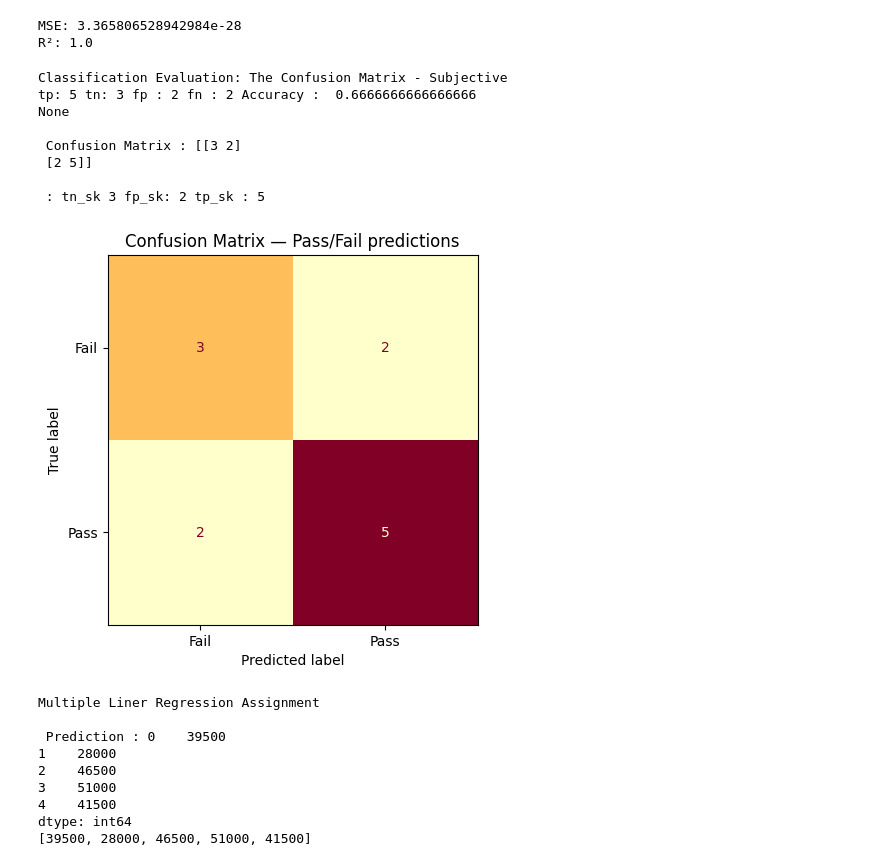
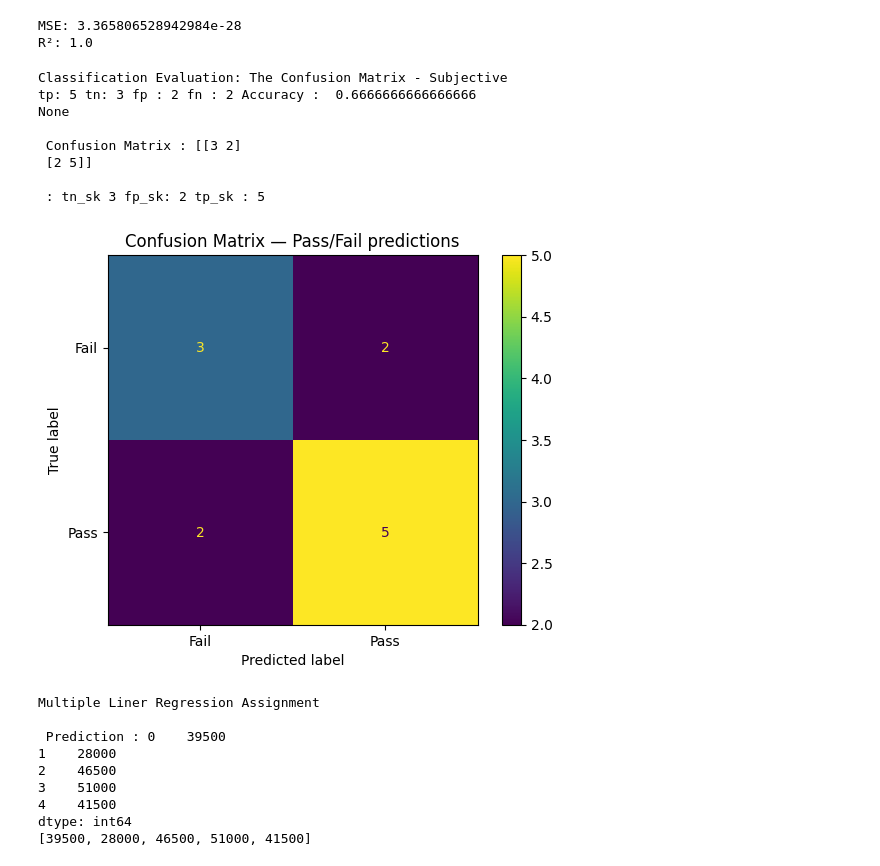
Before and after one commit to sarwathasan72-svg/Masai_IIT_AIML, a Jupyter notebook: Module4.ipynb, the cells around one changed output. Saved outputs shown, nothing was run; the diff lists cells and outputs as text; code cells hidden in the pictures.

```diff
--- a/Module4.ipynb
+++ b/Module4.ipynb
@@ -425,35 +425,36 @@ def manual_confusion_matrix(actual, predicted, positive_label=1):
     pass
 
 if __name__ == "__main__":
     result = manual_confusion_matrix(data["actual"], data["predicted"], positive_label=1)
 
     print(result)
 
     # TODO: cross-check against sklearn's confusion_matrix(labels=[0, 1])
 
     cm = confusion_matrix(data["actual"], data["predicted"], labels=[0,1])
 
     print("\n Confusion Matrix :",cm)
 
     tn_sk, fp_sk, fn_sk, tp_sk = cm.ravel()
 
     print("\n : tn_sk", tn_sk, "fp_sk:", fp_sk, "tp_sk :", tp_sk)
 
     # cm = confusion_matrix(data["actual"], demo["predicted"], labels=[0, 1])
     disp = ConfusionMatrixDisplay(confusion_matrix=cm, display_labels=["Fail", "Pass"])
-    disp.plot(cmap="YlOrRd", colorbar=False)
+    # disp.plot(cmap="YlOrRd", colorbar=False)
+    disp.plot()
     plt.title("Confusion Matrix — Pass/Fail predictions")
     plt.show()
 # %% [output]
 Classification Evaluation: The Confusion Matrix - Subjective
 tp: 5 tn: 3 fp : 2 fn : 2 Accuracy :  0.6666666666666666
 None
 
  Confusion Matrix : [[3 2]
  [2 5]]
 
  : tn_sk 3 fp_sk: 2 tp_sk : 5
-[figure, old version]
+[figure, new version]
 # %%
 #  Multiple Linear Regresssion - MANUAL Calcualtion with Coefficient
 import pandas as pd
```
Also changed, not shown: parts of 1 cell of this notebook.
